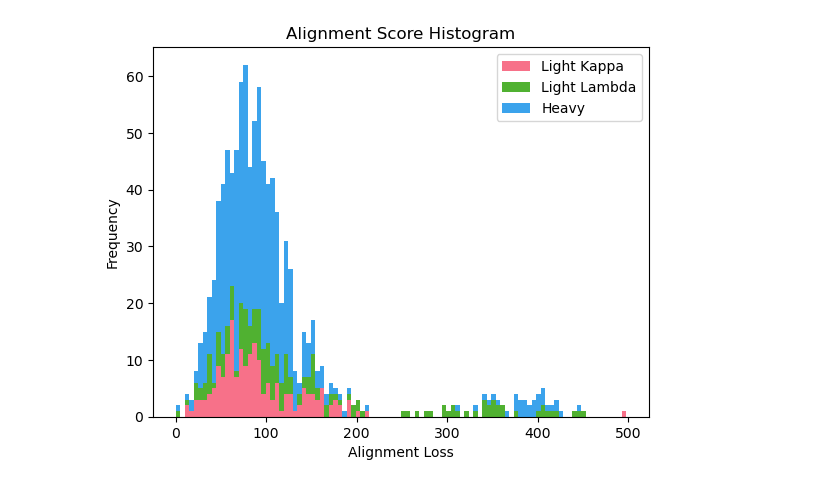
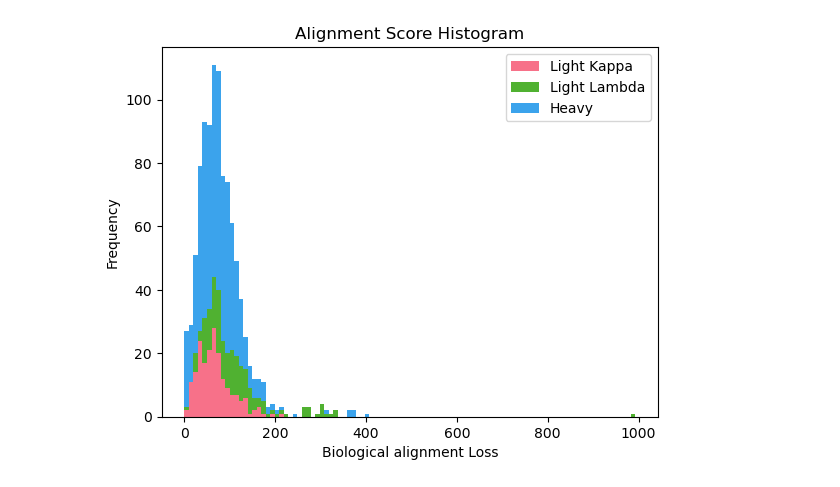
Before and after one commit to Dominko/DoggifAI, a Jupyter notebook: scripts/data_analysis/sampler_test.ipynb, the cells around one changed output. Cells and saved outputs as stored; diff of their text form; code cells hidden in the pictures.

Commit message:
last full script

```diff
--- a/scripts/data_analysis/sampler_test.ipynb
+++ b/scripts/data_analysis/sampler_test.ipynb
@@ -97,7 +97,7 @@ import matplotlib.pyplot as plt
 alignment_scores = []
 alignment_targets = []
 alignment_losses = []
-with open('../../sample_outputs/2024_10_02__13_49_58/processed', 'r') as file:
+with open('../../sample_outputs/2024_10_05__18_18_59/t5_baseline_base_ft_full_greedy_samples_processed', 'r') as file:
     lines = file.readlines()
     for i in range(0, len(lines), 3):
         alignment_target = aligner.align(lines[i].strip("target: ").strip(), lines[i].strip("target: ").strip())
@@ -110,8 +110,17 @@ with open('../../sample_outputs/2024_10_02__13_49_58/processed', 'r') as file:
         alignment_scores.append(alignment.score)
         alignment_losses.append(alignment_target.score - alignment.score)
 
+max_loss_index = alignment_losses.index(max(alignment_losses))
+print(f"Max Loss Sequence:\nTarget: {lines[max_loss_index * 3].strip()}\nAligned: {lines[max_loss_index * 3 + 1].strip()}")
+
+# BEGIN: Remove sequence with the highest loss
+# alignment_scores.pop(max_loss_index)
+# alignment_targets.pop(max_loss_index)
+# alignment_losses.pop(max_loss_index)
+# tags.pop(max_loss_index)
+# END: Remove sequence with the highest loss
 average_score = sum(alignment_losses) / len(alignment_scores)
-print("Average Alignment Score:", average_score)
+print("Average Alignment Loss:", average_score)
 
 df = pd.DataFrame({'losses': alignment_losses, 'tags': tags})
 
@@ -131,7 +140,7 @@ colors = sns.color_palette("husl", 3)
 labels = ['Light Kappa', 'Light Lambda', 'Heavy']
 
 plt.hist([df_light_kappa, df_light_lambda, df_heavy], bins=100, color=colors, label=labels, histtype='barstacked')
-plt.xlabel('Alignment Loss')
+plt.xlabel('Biological alignment Loss')
 plt.ylabel('Frequency')
 plt.title('Alignment Score Histogram')
 plt.legend()
@@ -144,4 +156,4 @@ Average Alignment Loss for Heavy: 101.17891373801918
-[figure, old version]
+[figure, new version]
 # %%
 from Bio import Align
 from Bio.Align import substitution_matrices
```
Also changed, not shown: parts of 6 cells of this notebook, 4 other files.
